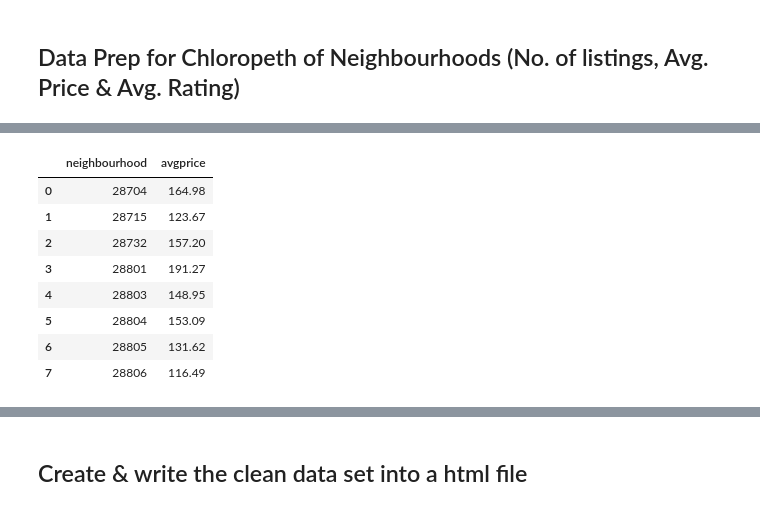
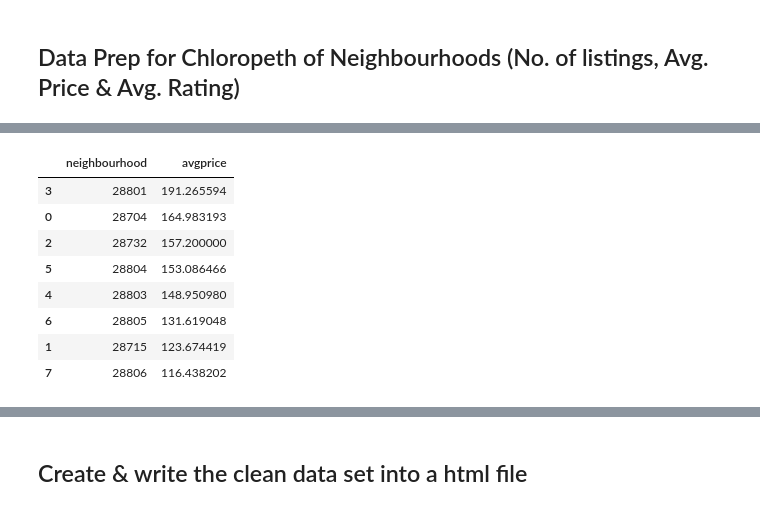
Before and after one commit to waghrayrashi/airbnb_analysis, a Jupyter notebook: airbnb.ipynb, the cells around one changed output, grey strips where cells are left out. Cells and saved outputs as stored; diff of their text form; code cells hidden in the pictures.

```diff
--- a/airbnb.ipynb
+++ b/airbnb.ipynb
@@ -73,7 +79,6 @@ filtered_listings_details_df = listings_details_df.filter(["id",
                                                            "zipcode",
                                                            "property_type",
                                                            "room_type",
-                                                           'accommodates',
                                                            "bedrooms",
                                                            "bathrooms",
                                                            'price',
@@ -83,7 +88,7 @@ filtered_listings_details_df = listings_details_df.filter(["id",
                                                            "minimum_nights",
                                                            "number_of_reviews",
                                                            "review_scores_rating",
-                                                          "instant_bookable",
+                                                            "instant_bookable",
                                                            "cancellation_policy"])
 filtered_listings_details_df
 
@@ -347,20 +339,21 @@ listings
 # %%
 # Create new dataframe for listings grouped by neighbourhood
 price = pd.DataFrame(clean_listings_details_df.groupby(['neighbourhood_cleansed']).price.mean()).reset_index()
 
 # Rename column in neighbourhood_cleansed dataframe
 price.rename(columns={'neighbourhood_cleansed':'neighbourhood','price':'avgprice'},inplace=True)
 price.round({'avgprice': 2})
+price.sort_values(by="avgprice", ascending=False)
 # %% [output]
 |  | neighbourhood | avgprice |
-| 0 | 28704 | 164.98 |
-| 1 | 28715 | 123.67 |
-| 2 | 28732 | 157.20 |
-| 3 | 28801 | 191.27 |
-| 4 | 28803 | 148.95 |
-| 5 | 28804 | 153.09 |
-| 6 | 28805 | 131.62 |
-| 7 | 28806 | 116.49 |
+| 3 | 28801 | 191.265594 |
+| 0 | 28704 | 164.983193 |
+| 2 | 28732 | 157.200000 |
+| 5 | 28804 | 153.086466 |
+| 4 | 28803 | 148.950980 |
+| 6 | 28805 | 131.619048 |
+| 1 | 28715 | 123.674419 |
+| 7 | 28806 | 116.438202 |
 # %%
 # Create a new dataframe for ratings grouped by neighbourhood
 ratings = pd.DataFrame(clean_listings_details_df.groupby(['neighbourhood_cleansed']).review_scores_rating.mean()).reset_index()
```
Also changed, not shown: parts of 39 cells of this notebook, 21 other files.
